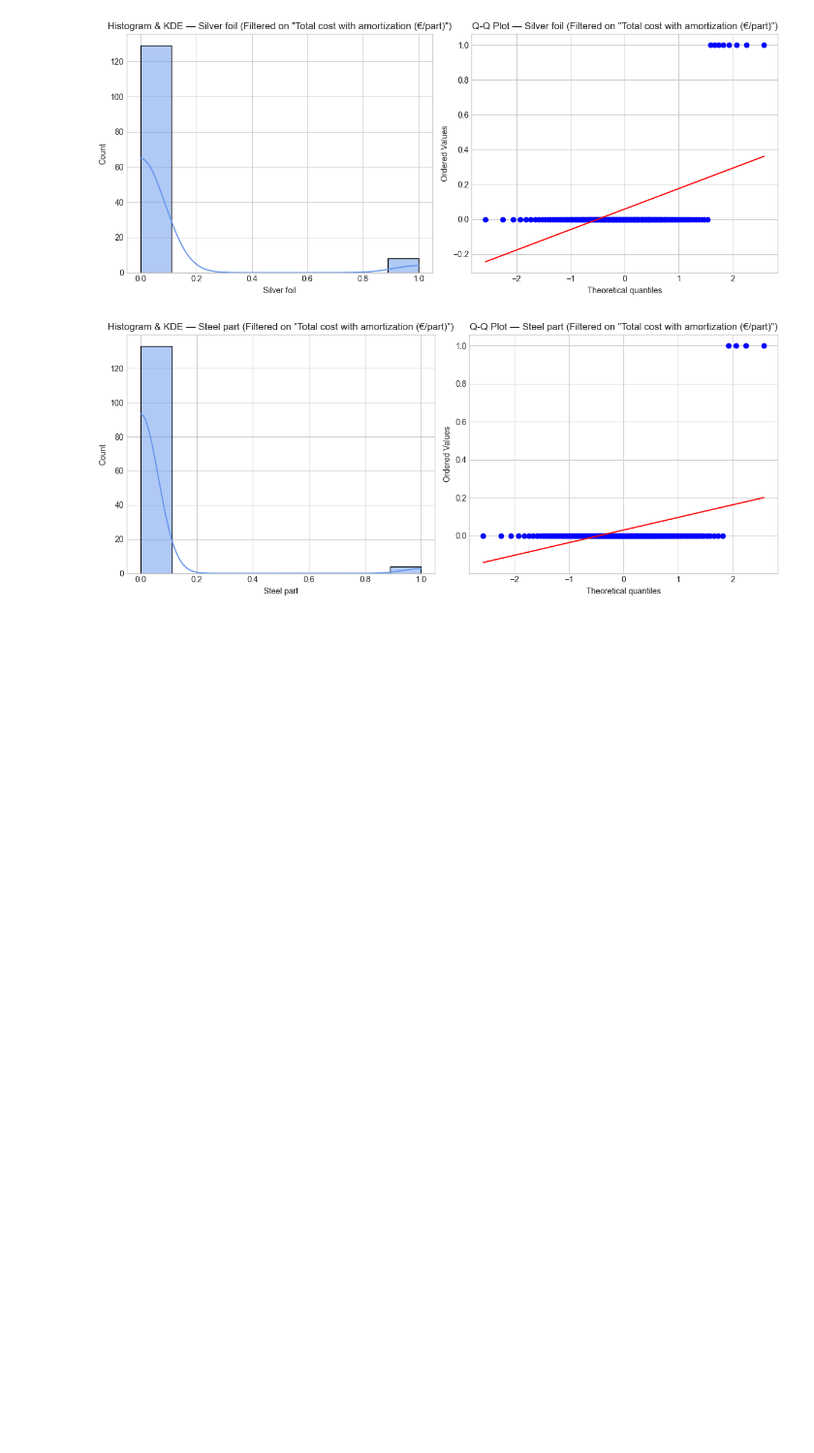
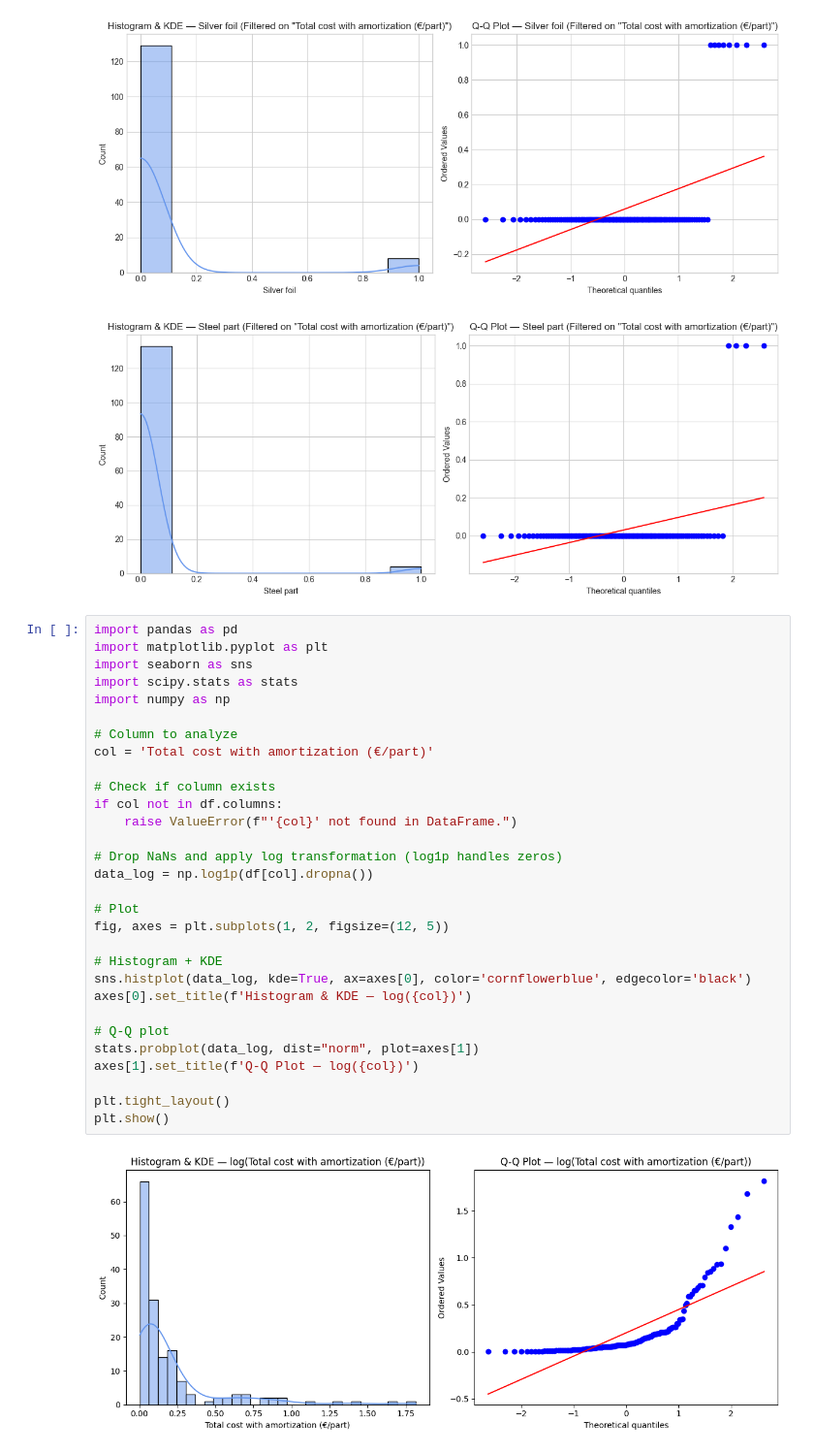
Before and after one commit to Driciotto/Cas-Fil-Rouge-, a Jupyter notebook: Data Adriano/Analysis_v0.ipynb, the cells around one changed output. Shown at 97% size. Cells and saved outputs as stored; diff of their text form; blank space fills up the shorter version.

```diff
--- a/Data Adriano/Analysis_v0.ipynb
+++ b/Data Adriano/Analysis_v0.ipynb
@@ -248,3 +248,35 @@ for col in columns_of_interest:
 [figure]
 [figure]
 [figure]
+# %%
+import pandas as pd
+import matplotlib.pyplot as plt
+import seaborn as sns
+import scipy.stats as stats
+import numpy as np
+
+# Column to analyze
+col = 'Total cost with amortization (€/part)'
+
+# Check if column exists
+if col not in df.columns:
+    raise ValueError(f"'{col}' not found in DataFrame.")
+
+# Drop NaNs and apply log transformation (log1p handles zeros)
+data_log = np.log1p(df[col].dropna())
+
+# Plot
+fig, axes = plt.subplots(1, 2, figsize=(12, 5))
+
+# Histogram + KDE
+sns.histplot(data_log, kde=True, ax=axes[0], color='cornflowerblue', edgecolor='black')
+axes[0].set_title(f'Histogram & KDE — log({col})')
+
+# Q-Q plot
+stats.probplot(data_log, dist="norm", plot=axes[1])
+axes[1].set_title(f'Q-Q Plot — log({col})')
+
+plt.tight_layout()
+plt.show()
+# %% [output]
+[figure, added]
```
Also changed, not shown: parts of 2 cells of this notebook, 7 other files.
